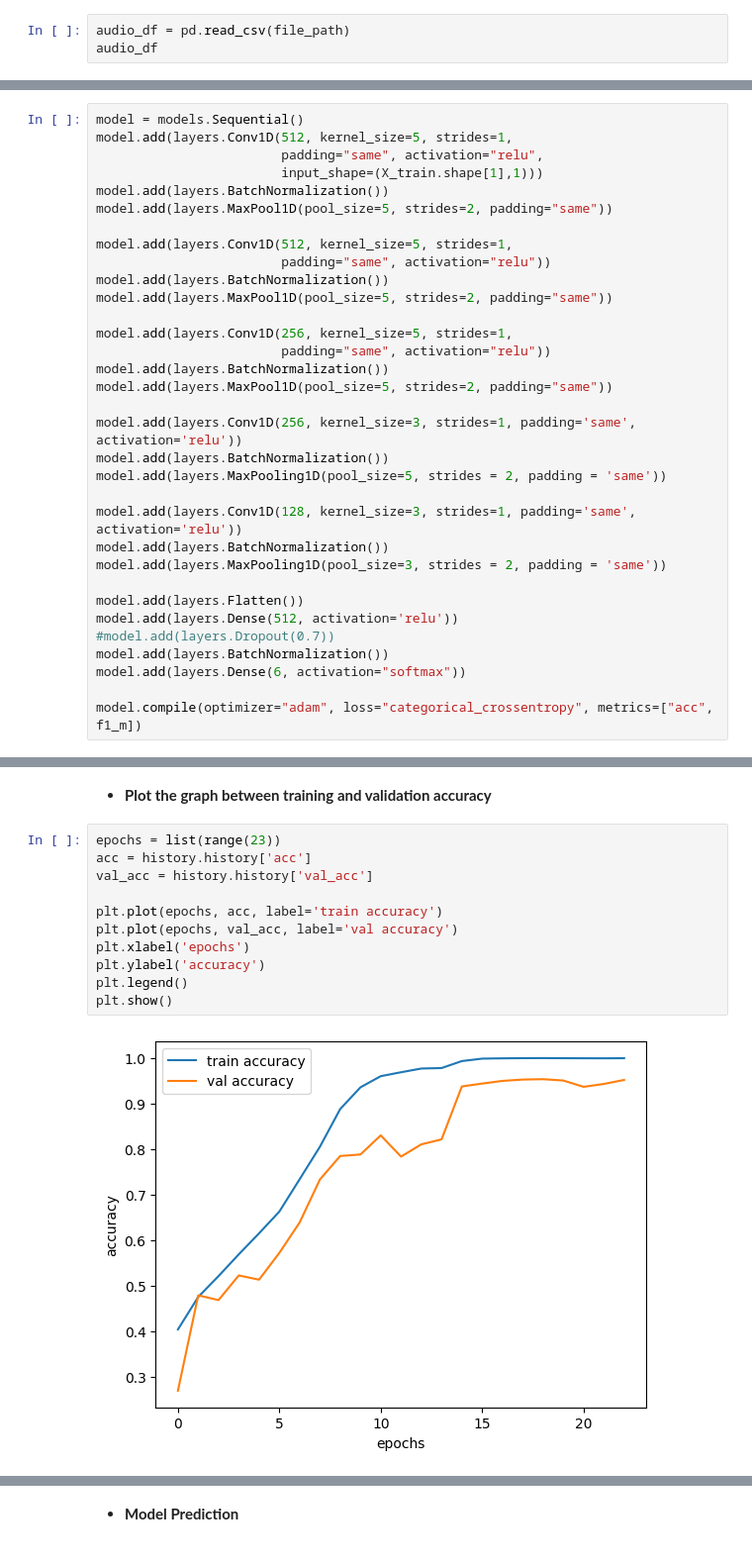
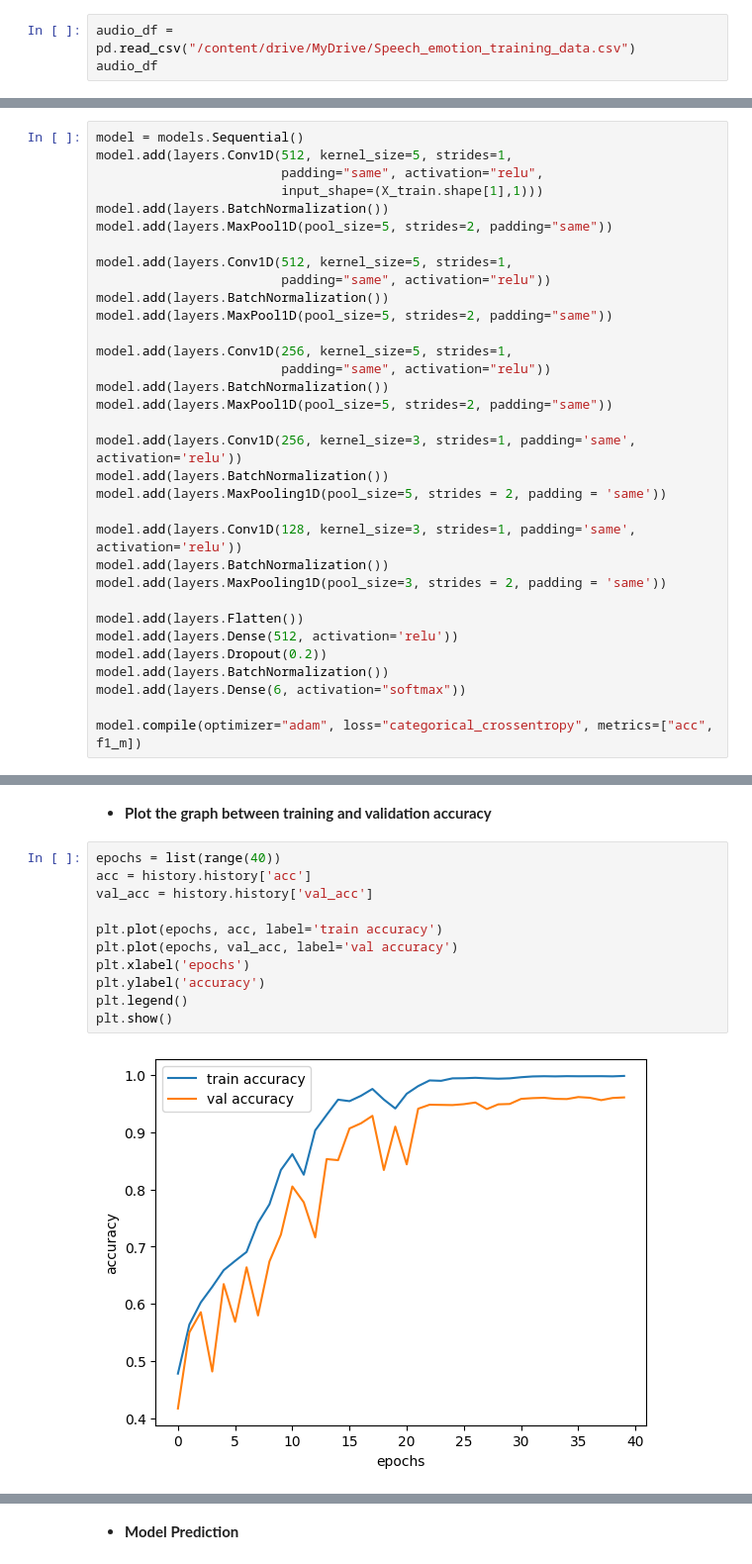
Before and after one commit to WHarshal/Speech_Emotion_Recognition_for_Human_Computer_Interaction, a Jupyter notebook: Speech_Emotion_Recognition_for_Human_Computer_Interaction.ipynb, the cells around one changed output, grey strips where cells are left out. Shown at 99% size. Drawn from its saved outputs; the diff is of its cells as text.

```diff
--- a/Speech_Emotion_Recognition_for_Human_Computer_Interaction.ipynb
+++ b/Speech_Emotion_Recognition_for_Human_Computer_Interaction.ipynb
@@ -386,7 +385,7 @@ audio_df.head()
 # %% [markdown]
 * **Read CSV file**
 # %%
-audio_df = pd.read_csv(file_path)
+audio_df = pd.read_csv("/content/drive/MyDrive/Speech_emotion_training_data.csv")
 audio_df
 # %% [output]
 |  | 0 | 1 | 2 | 3 | 4 | 5 | 6 | 7 | 8 | 9 | ... | ... |
@@ -566,7 +598,7 @@ model.add(layers.MaxPooling1D(pool_size=3, strides = 2, padding = 'same'))
 
 model.add(layers.Flatten())
 model.add(layers.Dense(512, activation='relu'))
-#model.add(layers.Dropout(0.7))
+model.add(layers.Dropout(0.2))
 model.add(layers.BatchNormalization())
 model.add(layers.Dense(6, activation="softmax"))
 
@@ -620,18 +652,18 @@ model.save_weights('Sppech_Emotion_weights.h5')
 # %% [markdown]
 *   **Plot the graph between training and validation accuracy**
 # %%
-epochs = list(range(23))
+epochs = list(range(40))
 acc = history.history['acc']
 val_acc = history.history['val_acc']
 
 plt.plot(epochs, acc, label='train accuracy')
 plt.plot(epochs, val_acc, label='val accuracy')
 plt.xlabel('epochs')
 plt.ylabel('accuracy')
 plt.legend()
 plt.show()
 # %% [output]
-[figure, old version]
+[figure, new version]
 # %%
 loss = history.history['loss']
 val_loss = history.history['val_loss']
```
Also changed, not shown: parts of 52 cells of this notebook.
